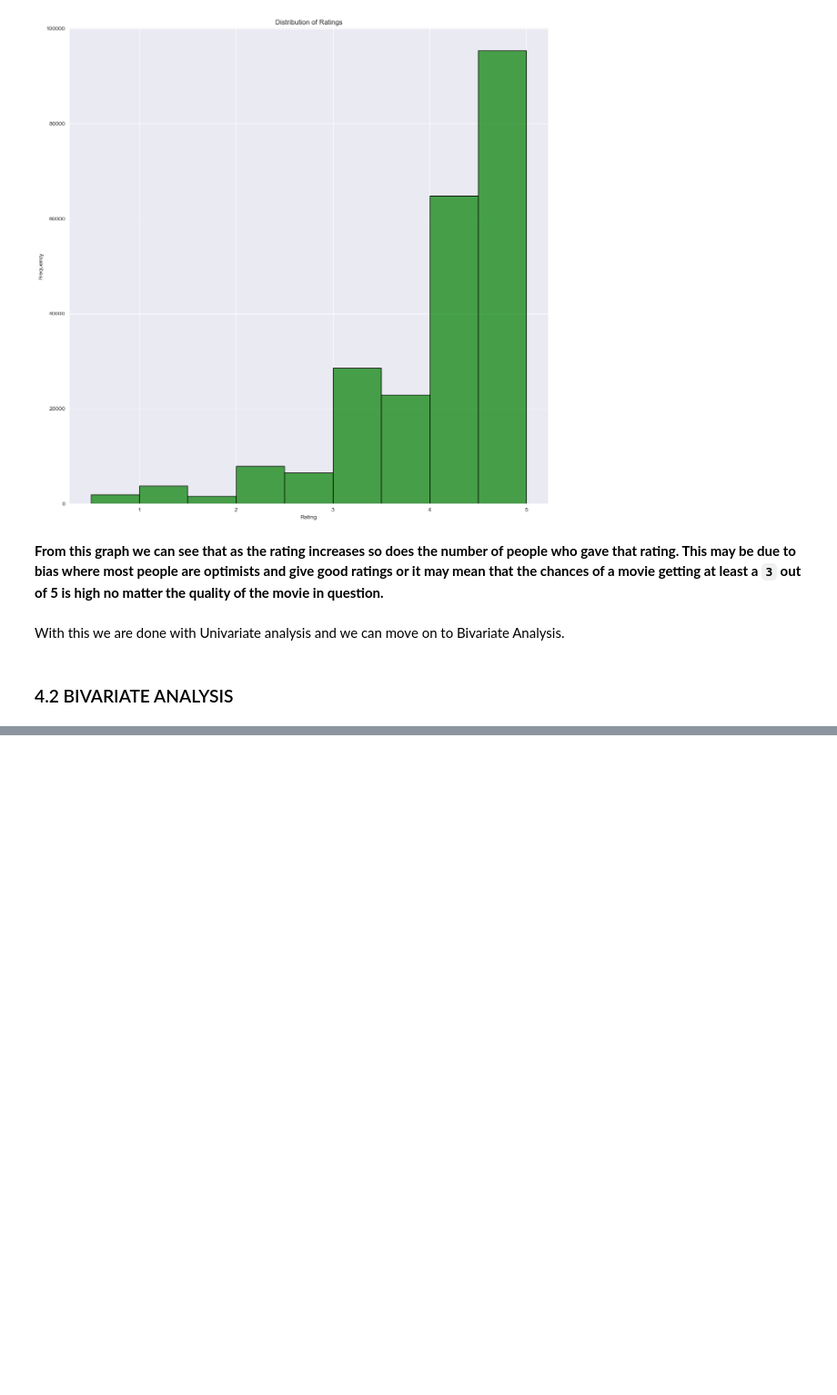
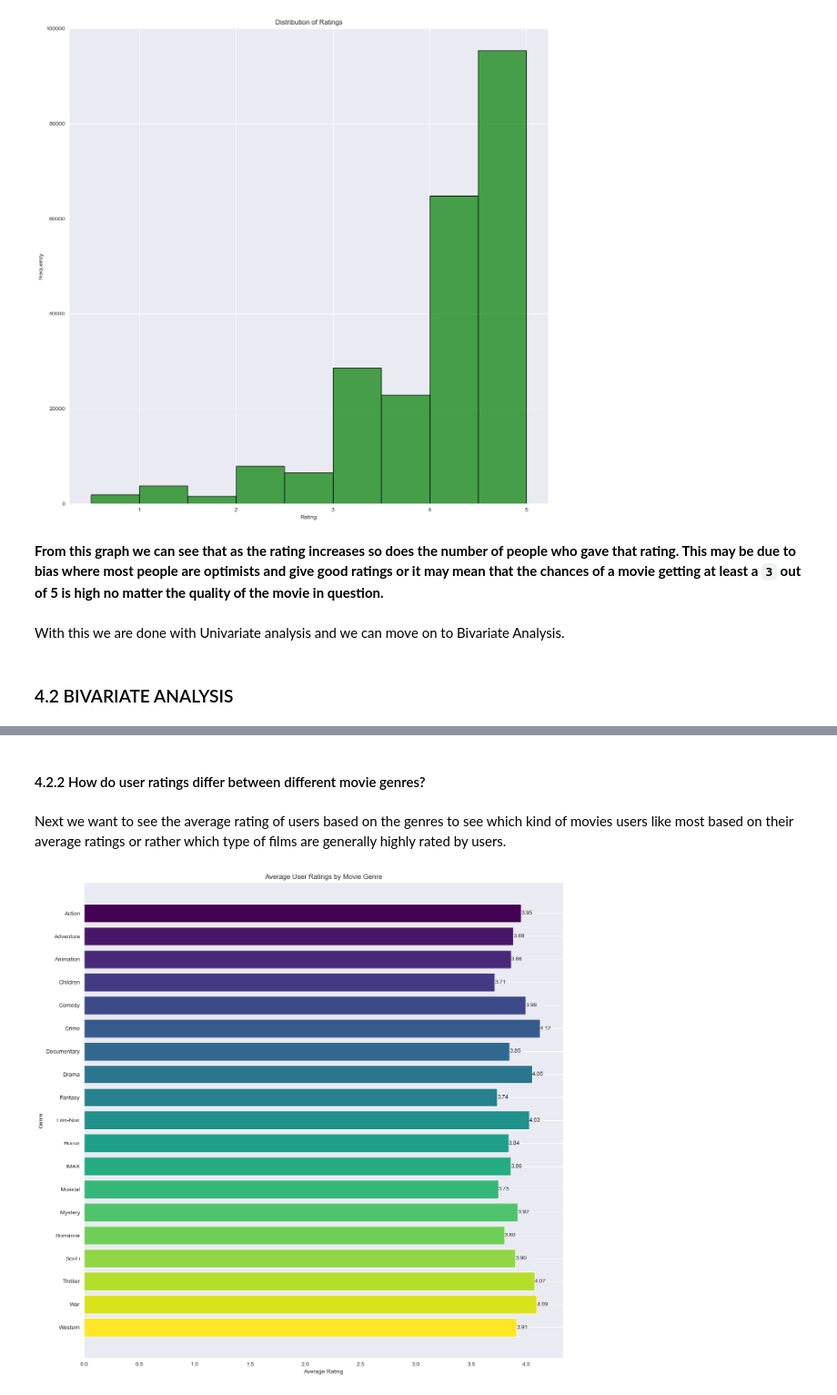
Before and after one commit to DennisWainaina/Movie-Recommendation-System-Project, a Jupyter notebook: index.ipynb, the cells around one changed output, grey strips where cells are left out. Shown at 91% size. Saved outputs shown, nothing was run; the diff lists cells and outputs as text; code cells hidden in the pictures; blank space fills up the shorter version.

```diff
--- a/index.ipynb
+++ b/index.ipynb
@@ -757,0 +794,34 @@ new_df.head()
+# %% [markdown]
+#### 4.2.2 How do user ratings differ between different movie genres?
+# %% [markdown]
+Next we want to see the average rating of users based on the genres to see which kind of movies users like most based on their average ratings or rather which type of films are generally highly rated by users.
+# %%
+# Splitting the 'Genres' column to extract individual genres
+genres_df = new_df['Genres'].str.split('|', expand=True).stack()
+genres_df.index = genres_df.index.droplevel(1)
+
+# Calculating the average user rating for each genre
+genre_ratings = genres_df.to_frame().join(new_df['Rating']).groupby(0)['Rating'].mean().reset_index()
+genre_ratings.columns = ['Genre', 'Average_Rating']
+
+# Defining custom colors for each genre
+n_genres = len(genre_ratings)
+colors = plt.cm.viridis(np.linspace(0, 1, n_genres))  # You can choose a different colormap
+
+# Visualizing the average user ratings for different genres with custom colors
+plt.figure(figsize=(15, 15))
+bars = plt.barh(genre_ratings['Genre'], genre_ratings['Average_Rating'], color=colors)
+plt.xlabel('Average Rating')
+plt.ylabel('Genre')
+plt.title('Average User Ratings by Movie Genre')
+plt.gca().invert_yaxis()
+plt.grid(axis='x')
+
+# Adding labels with the ratings on top of each bar
+for bar in bars:
+    rating = bar.get_width()
+    plt.text(rating, bar.get_y() + bar.get_height() / 2, f'{rating:.2f}', ha='left', va='center', fontsize=10)
+
+plt.show()
+# %% [output]
+[figure, added]
```
Also changed, not shown: parts of 16 cells of this notebook.
